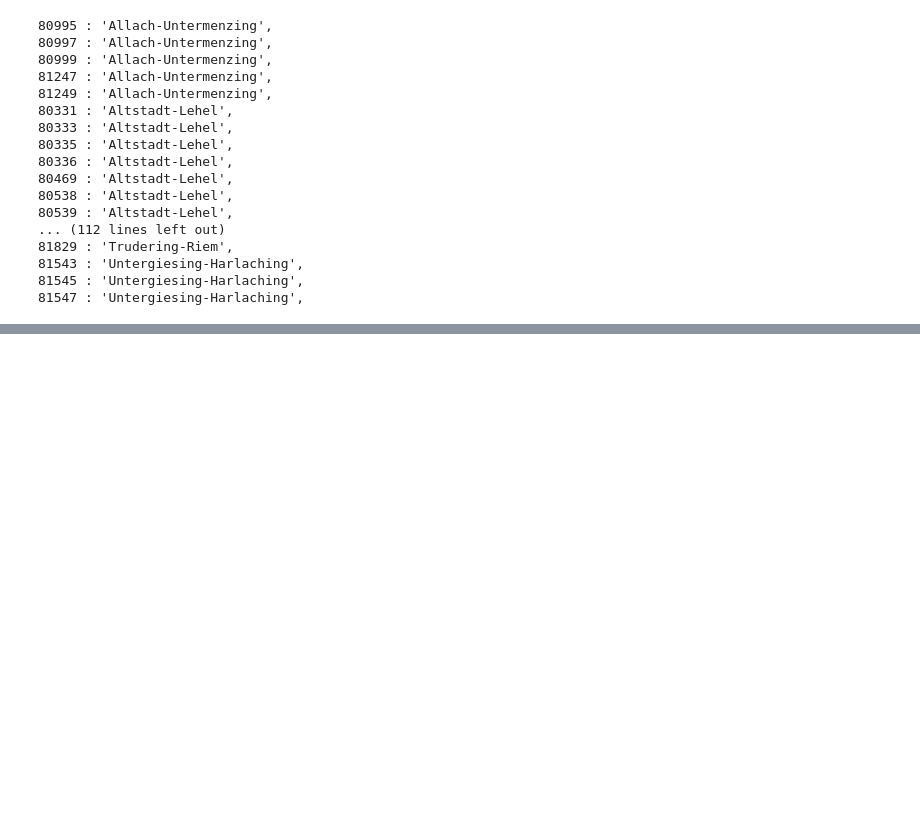
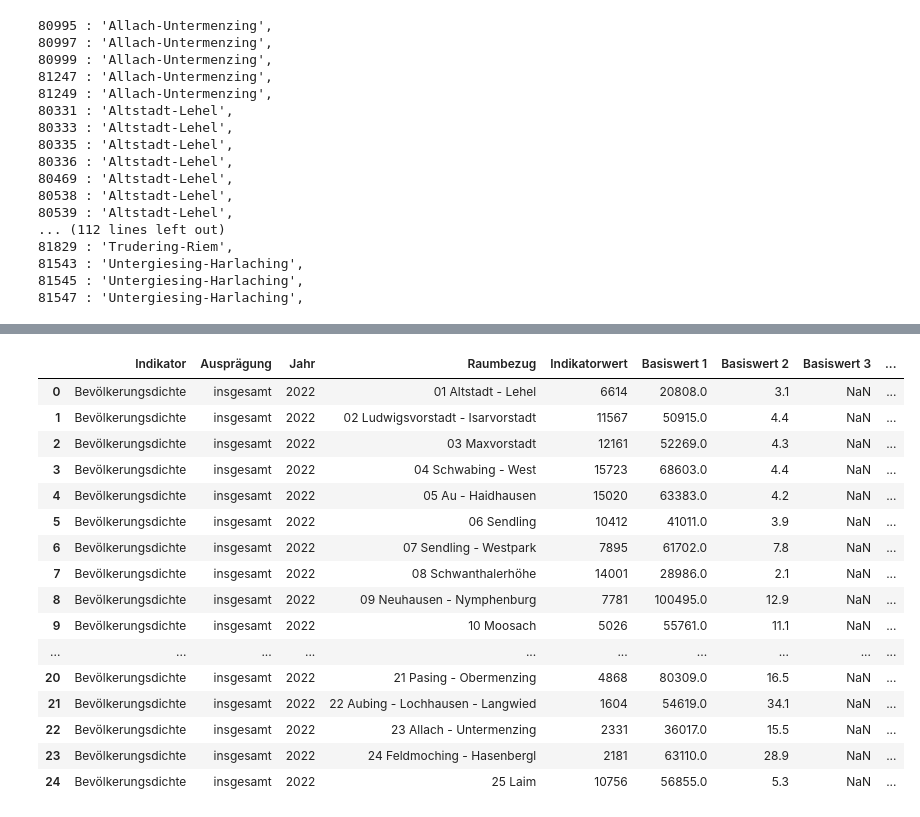
Before and after one commit to anurag-chowdhury1975/lidl-group-project, a Jupyter notebook: notebooks/unified-locations.ipynb, the cells around one changed output, grey strips where cells are left out. Drawn from its saved outputs; the diff is of its cells as text; code cells hidden in the pictures; blank space fills up the shorter version.

```diff
--- a/notebooks/unified-locations.ipynb
+++ b/notebooks/unified-locations.ipynb
@@ -202,3 +170,0 @@ aldi_df = pd.DataFrame(aldi_data, columns=['name', 'address', 'zip', 'district',
-# %%
-pd.set_option('display.max_rows', None)
-aldi_df
@@ -306,3 +221,0 @@ lidl_df = pd.DataFrame(lidl_data, columns=['name', 'address', 'zip', 'district',
-# %%
-pd.set_option('display.max_rows', None)
-lidl_df
@@ -443,0 +378,20 @@ See the caveats in the documentation: https://pandas.pydata.org/pandas-docs/stab
+# %%
+df_population_filtered
+# %% [output]
+|  | Indikator | Ausprägung | Jahr | Raumbezug | Indikatorwert | Basiswert 1 | Basiswert 2 | Basiswert 3 | ... |
+| 0 | Bevölkerungsdichte | insgesamt | 2022 | 01 Altstadt - Lehel | 6614 | 20808.0 | 3.1 | NaN | ... |
+| 1 | Bevölkerungsdichte | insgesamt | 2022 | 02 Ludwigsvorstadt - Isarvorstadt | 11567 | 50915.0 | 4.4 | NaN | ... |
+| 2 | Bevölkerungsdichte | insgesamt | 2022 | 03 Maxvorstadt | 12161 | 52269.0 | 4.3 | NaN | ... |
+| 3 | Bevölkerungsdichte | insgesamt | 2022 | 04 Schwabing - West | 15723 | 68603.0 | 4.4 | NaN | ... |
+| 4 | Bevölkerungsdichte | insgesamt | 2022 | 05 Au - Haidhausen | 15020 | 63383.0 | 4.2 | NaN | ... |
+| 5 | Bevölkerungsdichte | insgesamt | 2022 | 06 Sendling | 10412 | 41011.0 | 3.9 | NaN | ... |
+| 6 | Bevölkerungsdichte | insgesamt | 2022 | 07 Sendling - Westpark | 7895 | 61702.0 | 7.8 | NaN | ... |
+| 7 | Bevölkerungsdichte | insgesamt | 2022 | 08 Schwanthalerhöhe | 14001 | 28986.0 | 2.1 | NaN | ... |
+| 8 | Bevölkerungsdichte | insgesamt | 2022 | 09 Neuhausen - Nymphenburg | 7781 | 100495.0 | 12.9 | NaN | ... |
+| 9 | Bevölkerungsdichte | insgesamt | 2022 | 10 Moosach | 5026 | 55761.0 | 11.1 | NaN | ... |
+| ... | ... | ... | ... | ... | ... | ... | ... | ... | ... |
+| 20 | Bevölkerungsdichte | insgesamt | 2022 | 21 Pasing - Obermenzing | 4868 | 80309.0 | 16.5 | NaN | ... |
+| 21 | Bevölkerungsdichte | insgesamt | 2022 | 22 Aubing - Lochhausen - Langwied | 1604 | 54619.0 | 34.1 | NaN | ... |
+| 22 | Bevölkerungsdichte | insgesamt | 2022 | 23 Allach - Untermenzing | 2331 | 36017.0 | 15.5 | NaN | ... |
+| 23 | Bevölkerungsdichte | insgesamt | 2022 | 24 Feldmoching - Hasenbergl | 2181 | 63110.0 | 28.9 | NaN | ... |
+| 24 | Bevölkerungsdichte | insgesamt | 2022 | 25 Laim | 10756 | 56855.0 | 5.3 | NaN | ... |
```
Also changed, not shown: parts of 6 cells of this notebook, 1 other file.
